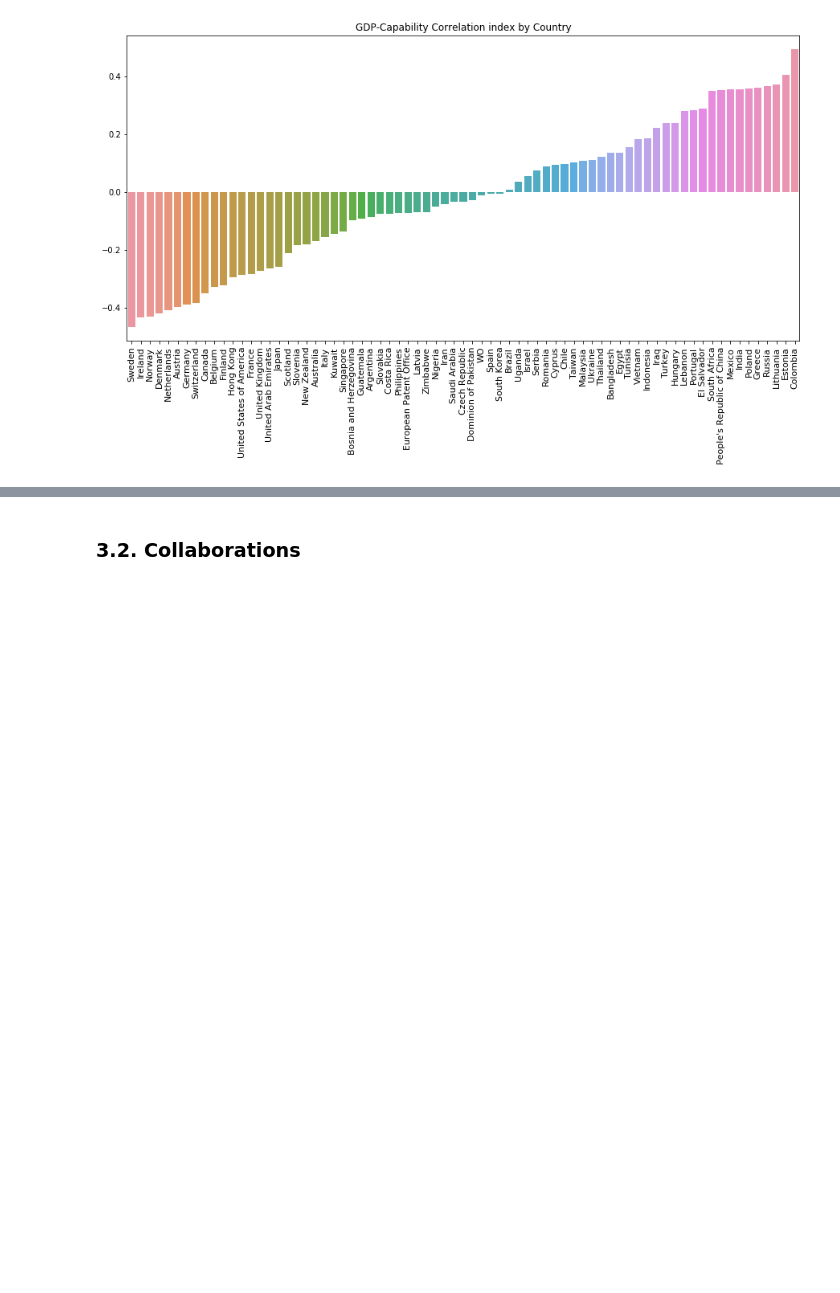
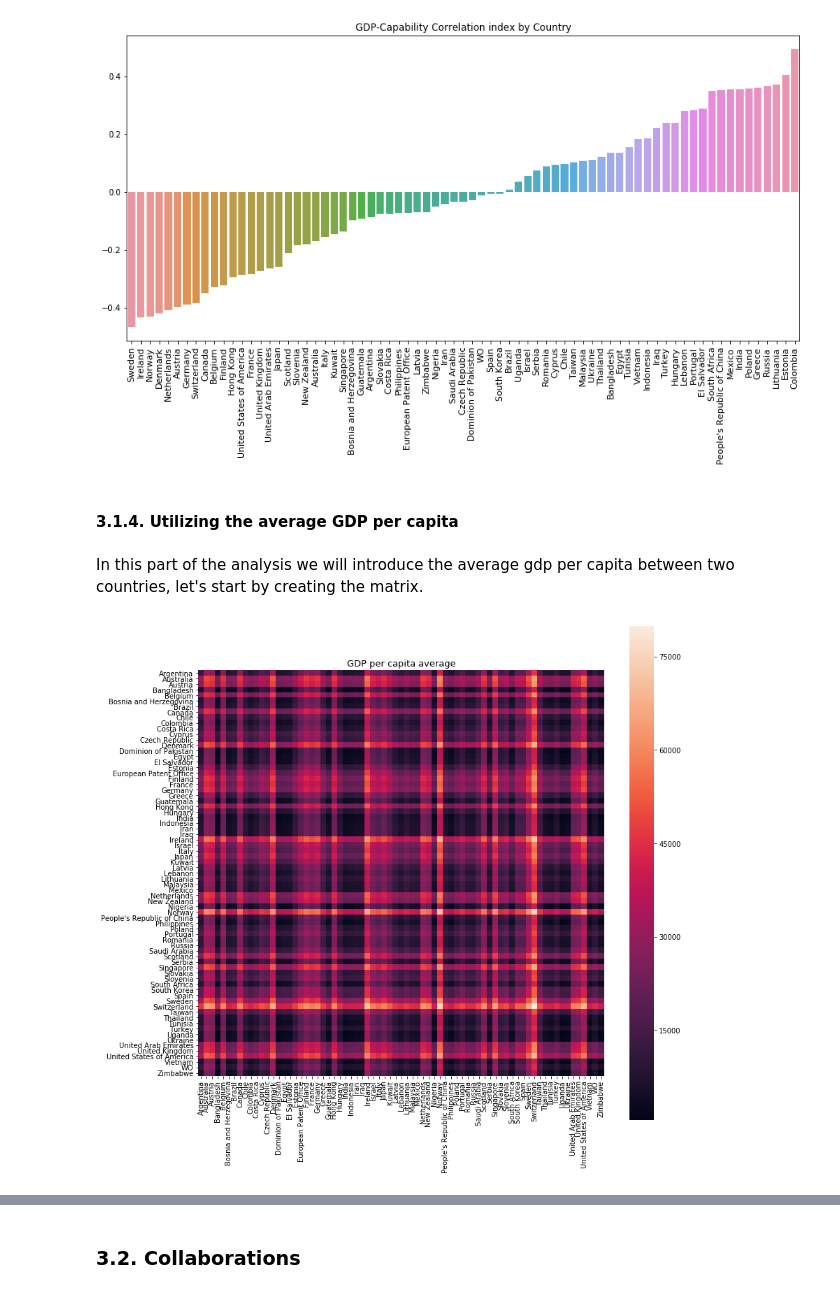
Before and after one commit to duarteocarmo/technological_capabilities, a Jupyter notebook: notebooks/2_1_Capability Correlations_Countries.ipynb, the cells around one changed output, grey strips where cells are left out. Saved outputs shown, nothing was run; the diff lists cells and outputs as text; code cells hidden in the pictures; blank space fills up the shorter version.

```diff
--- a/notebooks/2_1_Capability Correlations_Countries.ipynb
+++ b/notebooks/2_1_Capability Correlations_Countries.ipynb
@@ -872,3 +898,30 @@ plt.title('GDP-Capability Correlation index by Country')
 plt.show()
 # %% [output]
 [figure]
+# %% [markdown]
+#### 3.1.4. Utilizing the average GDP per capita <a class="anchor" id="three-one-four"></a>
+# %% [markdown]
+In this part of the analysis we will introduce the average gdp per capita between two countries, let's start by creating the matrix.
+# %%
+# create the matrix
+gdps_average = np.zeros([adapted_country_correlation.shape[0], adapted_country_correlation.shape[0]])
+countries_available = [country for country in country_names if country not in countries_not_available]
+countries_available.sort()
+
+# for every entry, calculate the entry
+for row in range(len(countries_available)):
+    country_1 = countries_available[row]
+    country_1_gdp = float(data[find_index(country_1, data[:, 0].tolist()), 1])
+    for column in range(len(countries_available)):
+        country_2 = countries_available[column]
+        country_2_gdp = float(data[find_index(country_2, data[:, 0].tolist()), 1])
+
+        gdps_average[row, column] = (country_1_gdp + country_2_gdp) / 2.0
+# %%
+plt.subplots(1,1,figsize=(13, 13))
+plt.subplot(111)
+sns.heatmap(gdps_average, square=True, cbar=True, yticklabels=countries_available, xticklabels=countries_available)
+plt.title('GDP per capita average', size=13)
+plt.show()
+# %% [output]
+[figure, added]
```
Also changed, not shown: parts of 13 cells of this notebook.
